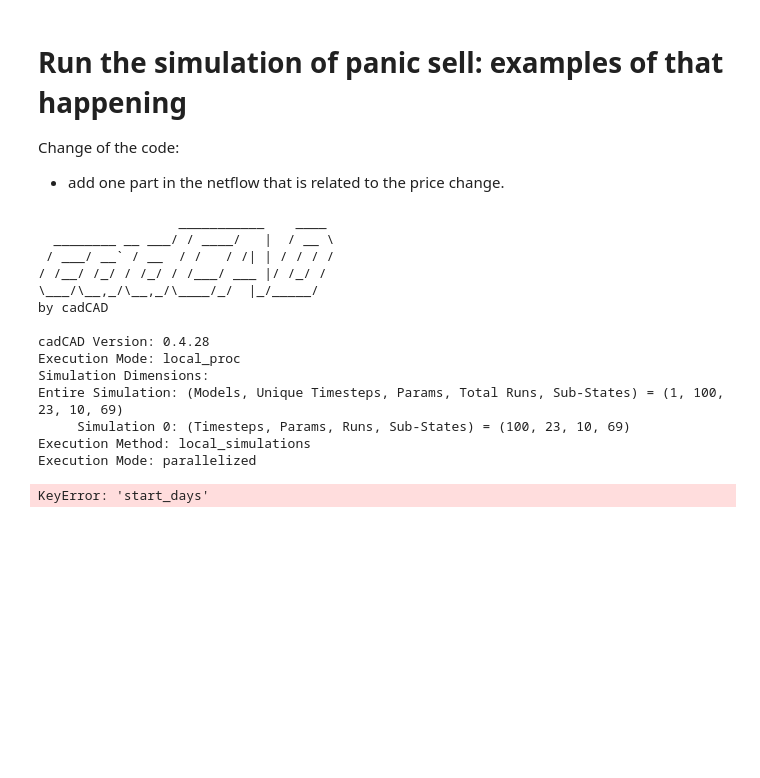
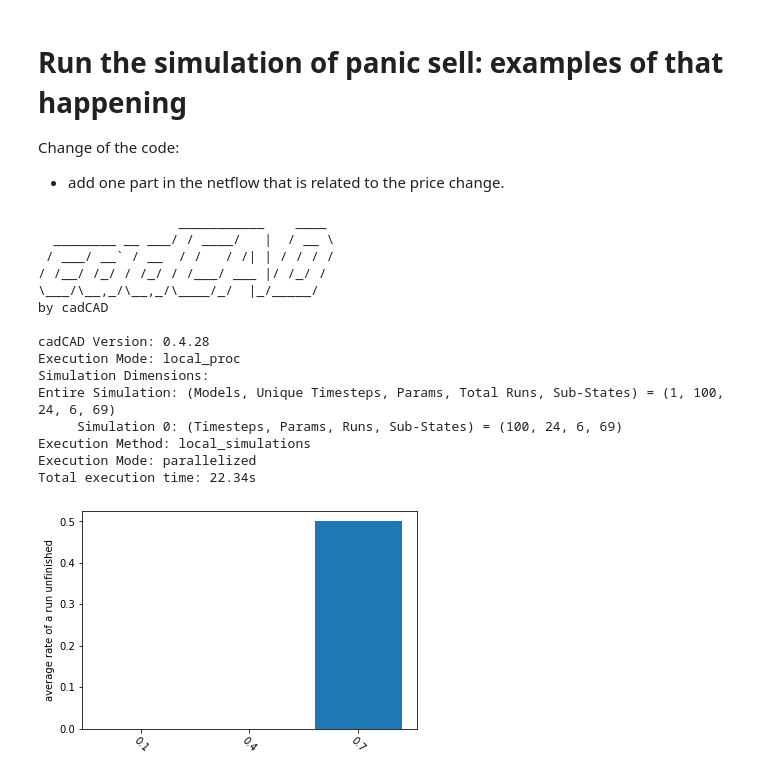
Before and after one commit to OlympusDAO/olympus-digital-twin, a Jupyter notebook: panic_selling_exp.ipynb, the cells around one changed output. Cells and saved outputs as stored; diff of their text form; code cells hidden in the pictures; blank space fills up the shorter version.

Commit message:
panic sell demonstration

```diff
--- a/panic_selling_exp.ipynb
+++ b/panic_selling_exp.ipynb
@@ -102,13 +102,13 @@ Change of the code:
 from model.utility.default_parameters import default_params1 as params
 import pandas as pd
 from model.signals.bond_signals import total_value_bond_creation
-number_runs = 10
+number_runs = 2
 number_steps = 100
 
-params.update({'bond_create_schedule':[pd.DataFrame({})]})
-params.update({'bond_schedule_name':[None]})
 
+#params.update({'panic_sell_on':[True,False]})
 params.update({'panic_sell_on':[True]})
+params.update({'panic_param':[0.1,0.4,0.7]})
 from model.utility.default_initial_state import default_initial_state1 as initial_state
 # Fill in the initial state
 from model.utility.initial_state_functions import fill_in_initial_state
@@ -134,8 +134,13 @@ by cadCAD
 cadCAD Version: 0.4.28
 Execution Mode: local_proc
 Simulation Dimensions:
-Entire Simulation: (Models, Unique Timesteps, Params, Total Runs, Sub-States) = (1, 100, 23, 10, 69)
-     Simulation 0: (Timesteps, Params, Runs, Sub-States) = (100, 23, 10, 69)
+Entire Simulation: (Models, Unique Timesteps, Params, Total Runs, Sub-States) = (1, 100, 24, 6, 69)
+     Simulation 0: (Timesteps, Params, Runs, Sub-States) = (100, 24, 6, 69)
 Execution Method: local_simulations
 Execution Mode: parallelized
+Total execution time: 22.34s
-KeyError: 'start_days'
+# %%
+from model.utility.visualization import plot_simu_interruption_rate
+plot_simu_interruption_rate(df1,number_steps,labels =[0.1,0.4,0.7])
+# %% [output]
+[figure, added]
```
Also changed, not shown: parts of 2 cells of this notebook, 5 other files.
